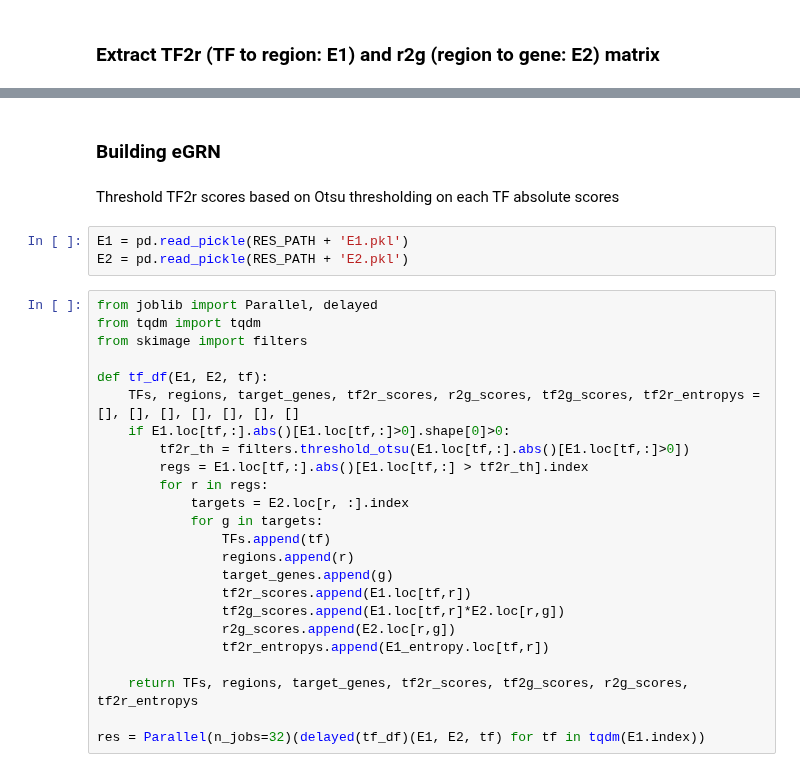
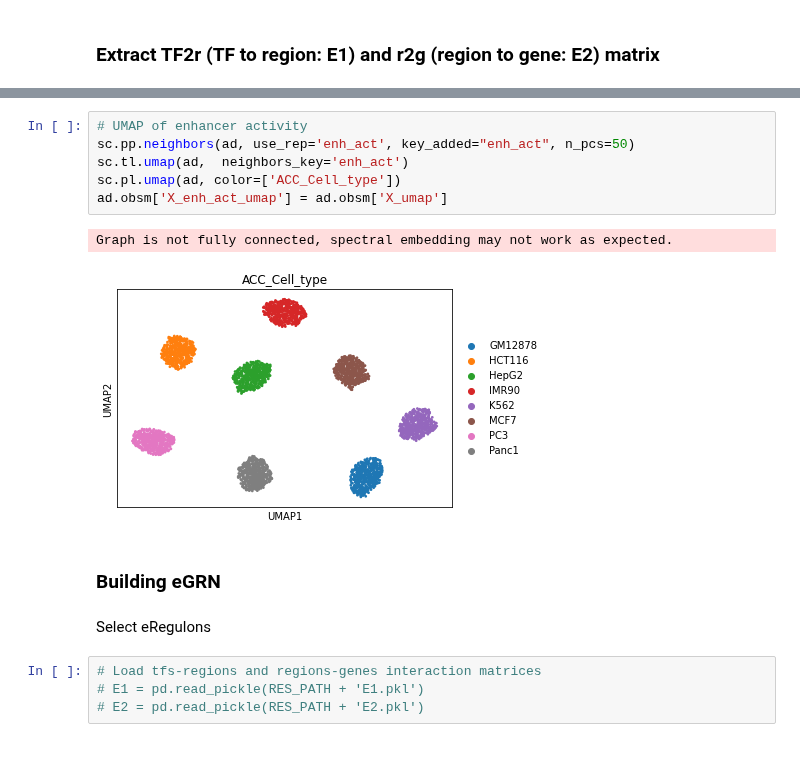
Before and after one commit to aertslab/deepSCENIC, a Jupyter notebook: notebooks/extract_GRN.ipynb, the cells around one changed output, grey strips where cells are left out. Saved outputs shown, nothing was run; the diff lists cells and outputs as text.

```diff
--- a/notebooks/extract_GRN.ipynb
+++ b/notebooks/extract_GRN.ipynb
@@ -104,31 +170,17 @@ E2.to_pickle(RES_PATH + 'E2.pkl')
+# %%
+# UMAP of enhancer activity
+sc.pp.neighbors(ad, use_rep='enh_act', key_added="enh_act", n_pcs=50)
+sc.tl.umap(ad,  neighbors_key='enh_act')
+sc.pl.umap(ad, color=['ACC_Cell_type'])
+ad.obsm['X_enh_act_umap'] = ad.obsm['X_umap']
+# %% [output]
+Graph is not fully connected, spectral embedding may not work as expected.
+[figure, added]
 # %% [markdown]
 ### Building eGRN
 # %% [markdown]
-Threshold TF2r scores based on Otsu thresholding on each TF absolute scores
+Select eRegulons
 # %%
-E1 = pd.read_pickle(RES_PATH + 'E1.pkl')
-E2 = pd.read_pickle(RES_PATH + 'E2.pkl')
+# Load tfs-regions and regions-genes interaction matrices
+# E1 = pd.read_pickle(RES_PATH + 'E1.pkl')
+# E2 = pd.read_pickle(RES_PATH + 'E2.pkl')
-# %%
-from joblib import Parallel, delayed
-from tqdm import tqdm
-from skimage import filters
-
-def tf_df(E1, E2, tf):
-    TFs, regions, target_genes, tf2r_scores, r2g_scores, tf2g_scores, tf2r_entropys = [], [], [], [], [], [], []
-    if E1.loc[tf,:].abs()[E1.loc[tf,:]>0].shape[0]>0:
-        tf2r_th = filters.threshold_otsu(E1.loc[tf,:].abs()[E1.loc[tf,:]>0])
-        regs = E1.loc[tf,:].abs()[E1.loc[tf,:] > tf2r_th].index
-        for r in regs:
-            targets = E2.loc[r, :].index
-            for g in targets:
-                TFs.append(tf)
-                regions.append(r)
-                target_genes.append(g)
-                tf2r_scores.append(E1.loc[tf,r])
-                tf2g_scores.append(E1.loc[tf,r]*E2.loc[r,g])
-                r2g_scores.append(E2.loc[r,g])
-                tf2r_entropys.append(E1_entropy.loc[tf,r])
-
-    return TFs, regions, target_genes, tf2r_scores, tf2g_scores, r2g_scores, tf2r_entropys
-
-res = Parallel(n_jobs=32)(delayed(tf_df)(E1, E2, tf) for tf in tqdm(E1.index))
```
Also changed, not shown: parts of 58 cells of this notebook, 18 other files.
